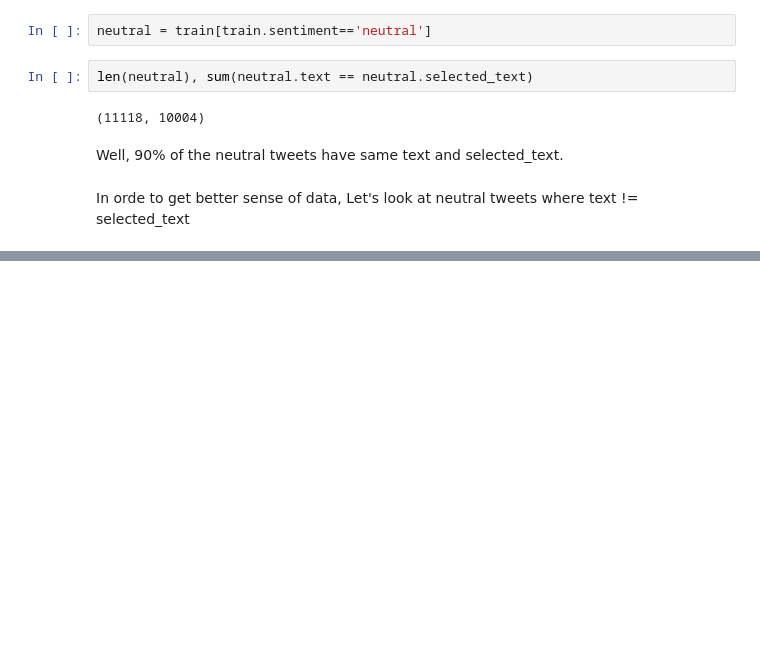
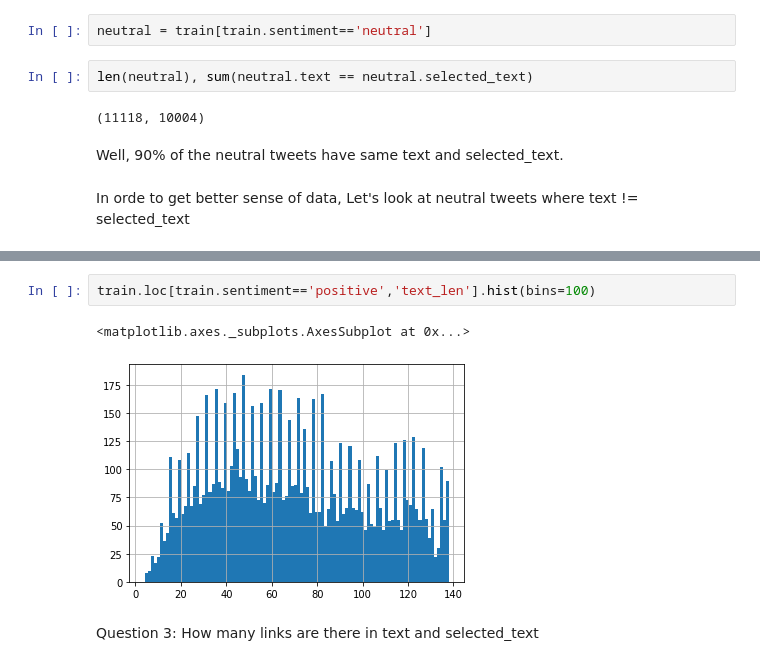
Before and after one commit to nithish08/tweet-sent, a Jupyter notebook: baseline.ipynb, the cells around one changed output, grey strips where cells are left out. Saved outputs shown, nothing was run; the diff lists cells and outputs as text; blank space fills up the shorter version.

```diff
--- a/baseline.ipynb
+++ b/baseline.ipynb
@@ -101,0 +175,7 @@ neutral[neutral.text != neutral.selected_text].sample(n=10)
+# %%
+train.loc[train.sentiment=='positive','text_len'].hist(bins=100)
+# %% [output]
+<matplotlib.axes._subplots.AxesSubplot at 0x...>
+[figure, added]
+# %% [markdown]
+Question 3: How many links are there in text and selected_text
```
Also changed, not shown: parts of 25 cells of this notebook, 2 other files.
